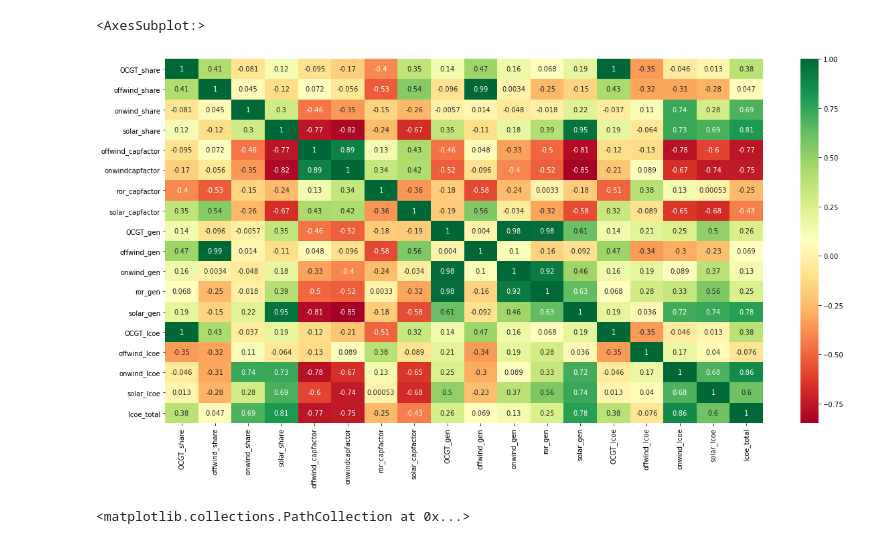
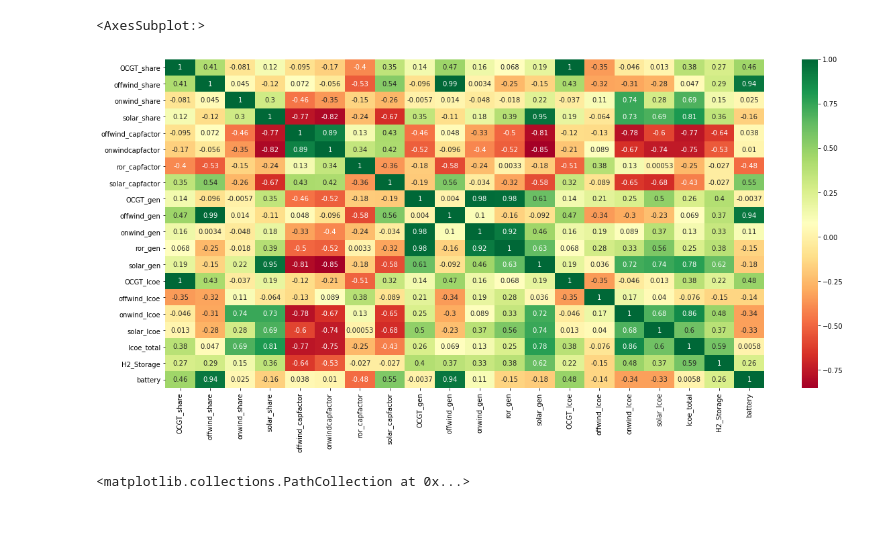
Before and after one commit to 2021-Energy-Climate-Hackathon/group_5, a Jupyter notebook: correlation_matrix.ipynb, the cells around one changed output. Drawn from its saved outputs; the diff is of its cells as text; code cells hidden in the pictures.

Commit message:
updated correlation matrix code

```diff
--- a/correlation_matrix.ipynb
+++ b/correlation_matrix.ipynb
@@ -52,11 +54,21 @@ for model in models:
     df5=df5.iloc[1:]
     df5=df5.astype('float')
 
+    # Energy storage capacity
+    df6=pd.read_csv(f"/home/users/train037/group_5/data/storage_capacity_per_carrier_all_periods_model{model}.csv")
+    df6=df6.T
+    df6.columns = ['H2_Storage','PHS','battery','hydro']
+    df6=df6.iloc[1:]
+    df6=df6.drop(labels='PHS', axis=1)
+    df6=df6.drop(labels='hydro', axis=1)
+    df6=df6.astype('float')
+
     # join dataframe
     matrixdf=df.join(df2)
     matrixdf=matrixdf.join(df3)
     matrixdf=matrixdf.join(df4)
     matrixdf=matrixdf.join(df5)
+    matrixdf=matrixdf.join(df6)
 
     # drop NaNs
     matrixdf=matrixdf.drop(labels='1994-2000', axis=0)
@@ -77,12 +89,12 @@ matrixdf_MPI=dfmodeldict['MPI']
 # %%
 #ICHEC Model
 
 corr_df = matrixdf_ICHEC.corr(method='pearson')
-plt.figure(figsize=(20, 10))
+plt.figure(figsize=(20, 9))
 sns.heatmap(corr_df, annot=True, cmap="RdYlGn")
 # %% [output]
 <AxesSubplot:>
-[figure, old version]
+[figure, new version]
 # %%
 ## simple plots to check if the output is making sense
 # for example since we see a correlation of 1 between OCGT_share and OCGT_lcoe, a plot has to show a straight upwards line.
```
Also changed, not shown: parts of 14 cells of this notebook.
